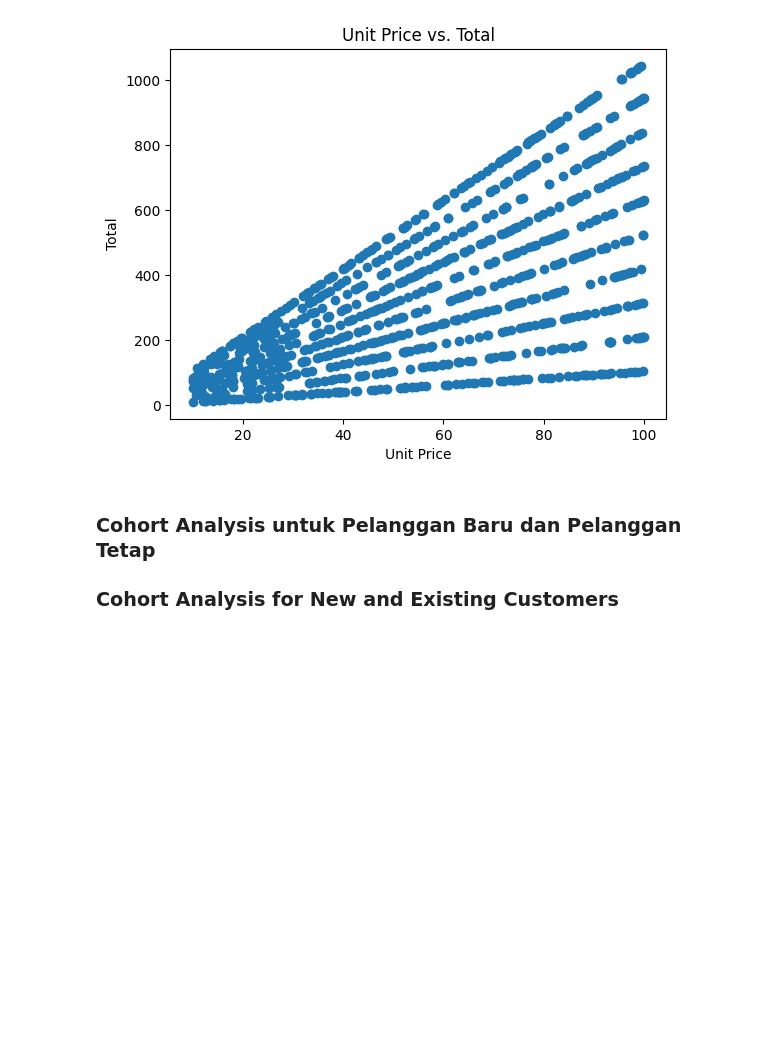
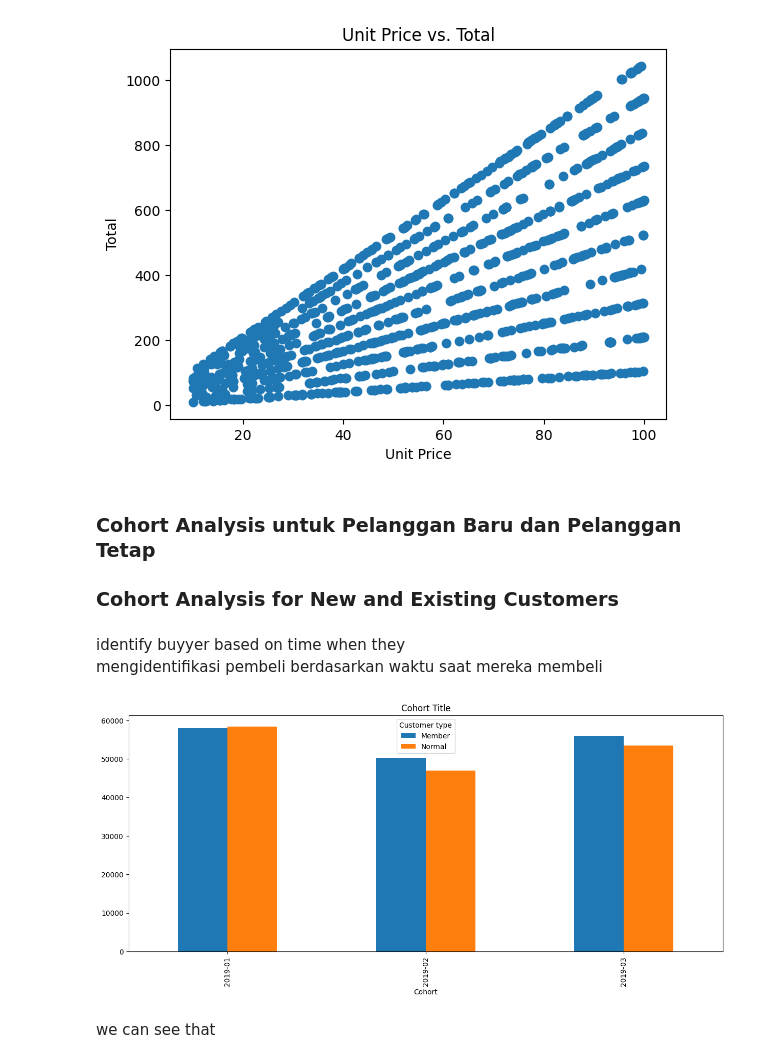
Before and after one commit to AngeloDusu/EDA-Sales-Analysis, a Jupyter notebook: Codes/EDA-Sales-Analysis.ipynb, the cells around one changed output. Cells and saved outputs as stored; diff of their text form; code cells hidden in the pictures; blank space fills up the shorter version.

```diff
--- a/Codes/EDA-Sales-Analysis.ipynb
+++ b/Codes/EDA-Sales-Analysis.ipynb
@@ -190,3 +192,18 @@ plt.show()
 # %% [markdown]
 <h3> Cohort Analysis untuk Pelanggan Baru dan Pelanggan Tetap </h3>
 <h3> Cohort Analysis for New and Existing Customers </h3>
+# %% [markdown]
+identify buyyer based on time when they <br>
+mengidentifikasi pembeli berdasarkan waktu saat mereka membeli
+# %%
+data['Order_date'] = pd.to_datetime(data['Date'])
+data['Cohort'] = data['Order_date'].dt.to_period('M')
+cohort_data = data.groupby(['Cohort', 'Customer type']).agg({'Total' : 'sum'}).reset_index()
+# %%
+cohort_sales = cohort_data.pivot(index='Cohort', columns='Customer type', values='Total').plot(kind='bar', figsize=(15, 6))
+plt.title('Cohort Title')
+plt.show()
+# %% [output]
+[figure, added]
+# %% [markdown]
+we can see that
```
Also changed, not shown: parts of 1 cell of this notebook.
